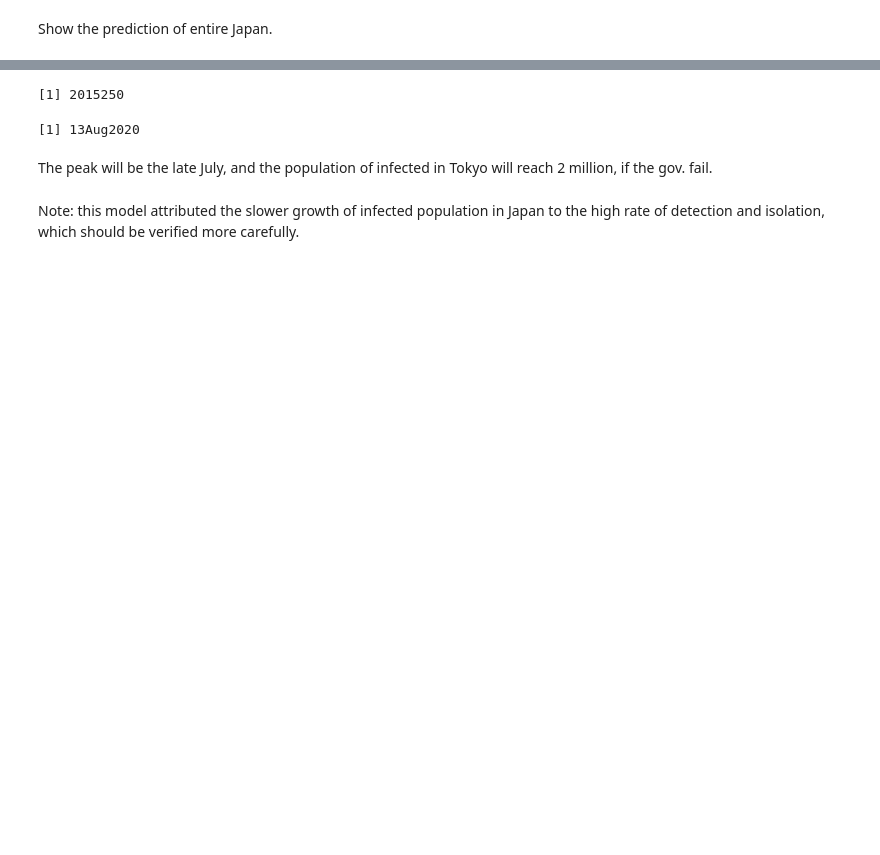
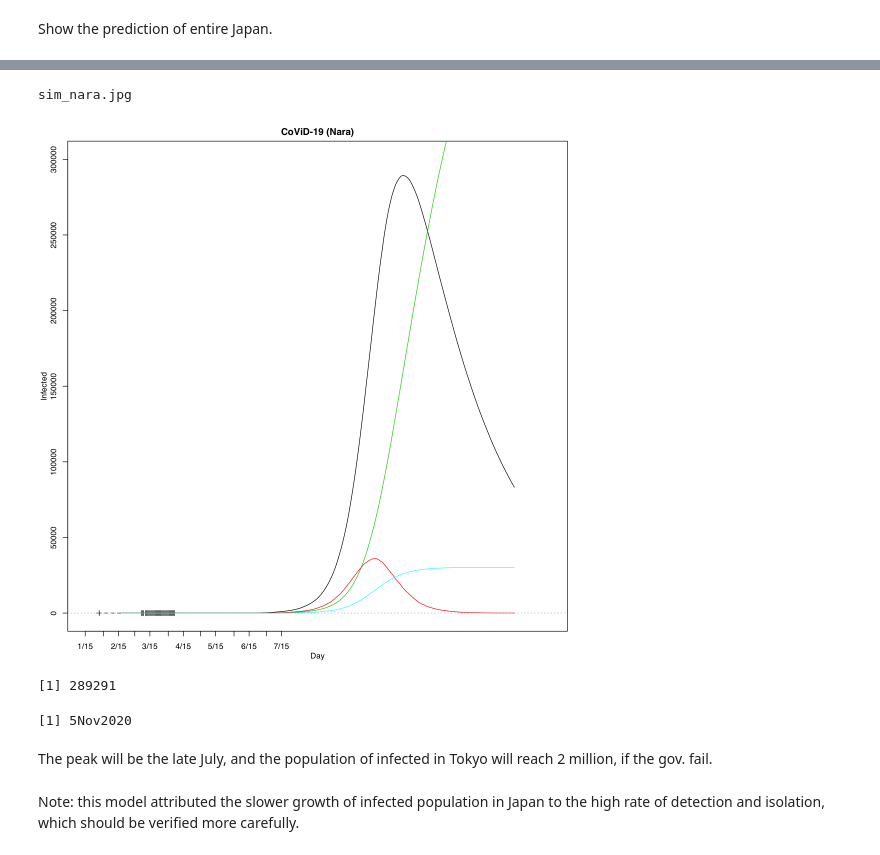
Before and after one commit to naono-git/covid19, a Jupyter notebook: covid19.SEIR.ipynb, the cells around one changed output, grey strips where cells are left out. Saved outputs shown, nothing was run; the diff lists cells and outputs as text; code cells hidden in the pictures; blank space fills up the shorter version.

```diff
--- a/covid19.SEIR.ipynb
+++ b/covid19.SEIR.ipynb
@@ -419,9 +419,13 @@ plotFigure(function(){
 Show the prediction of entire Japan.
 # %%
 n0_tokyo <- 9.273e+6
+n0_nara <- 1348e+3
 
 par_tokyo <- list(alpha=alpha_total, beta=beta_total, gamma=gamma_total, nn=n0_tokyo, e0=e0_total%/%5, i0=i0_total%/%10, re0=r0_total%/%10, ri0=r0_total%/%10)
 sim_tokyo <- simSEIR(365, par=par_tokyo)
+
+par_nara <- list(alpha=alpha_total, beta=beta_total, gamma=gamma_total, nn=n0_nara, e0=as.integer(e0_total/n0_total*n0_nara), i0=as.integer(i0_total/n0_total*n0_nara), re0=as.integer(r0_total/n0_total*n0_nara), ri0=as.integer(r0_total/n0_total*n0_nara))
+sim_nara <- simSEIR(365, par=par_nara)
 # %%
 plotFigure(function(){
     plot(dd1, covid$i, axes=FALSE, frame=TRUE, type="b", lty=2, pch=3, xlim=c(1,430), ylim=c(0,2e+6),
@@ -443,9 +448,30 @@ plotFigure(function(){
+# %%
+covid.nara <- read.delim("data/covid19.nara.txt", header=TRUE, sep="\t")
+ddd.nara <- mdy.date(month=covid.nara$mm, day=covid.nara$dd, year=covid.nara$yy)
+dd1.nara <- ddd.nara-d0 ## relative date starting from 2020/01/15
+plotFigure(function(){
+    plot(dd1.nara, covid.nara$i, axes=FALSE, frame=TRUE, type="b", lty=2, pch=3, xlim=c(1,430), ylim=c(0,3e+5),
+         xlab="Day", ylab="Infected", main="CoViD-19 (Nara)")
+
+    points(1:365+33,(sim_nara[,"iit"]), col=1,type="l")
+    points(1:365+33,(sim_nara[,"rit"]), col=3,type="l")
+
+    points(1:365+33,(sim_nara[,"eet"]), col=2,type="l")
+    points(1:365+33,(sim_nara[,"ret"]), col=5,type="l")
+
+    axis(1,at=ddlabel-d0,labels=ticklabel)
+    axis(2)
+    abline(model_exp_2, lty=3, col=8)
+},rr=1.5,dir="fig",file="sim_nara",dev=c("x11","jpg"))
+# %% [output]
+sim_nara.jpg
+[figure, added]
 # %%
-round(max(sim_tokyo[,"iit"]))
-which.max(sim_tokyo[,"iit"])+d0+33
+round(max(sim_nara[,"iit"]))
+which.max(sim_nara[,"iit"])+d0+33
 # %% [output]
-[1] 2015250
+[1] 289291
-[1] 13Aug2020
+[1] 5Nov2020
 # %% [markdown]
 The peak will be the late July, and the population of infected in Tokyo will reach 2 million, if the gov. fail.
 # %% [markdown]
```
Also changed, not shown: parts of 14 cells of this notebook, 7 other files.
